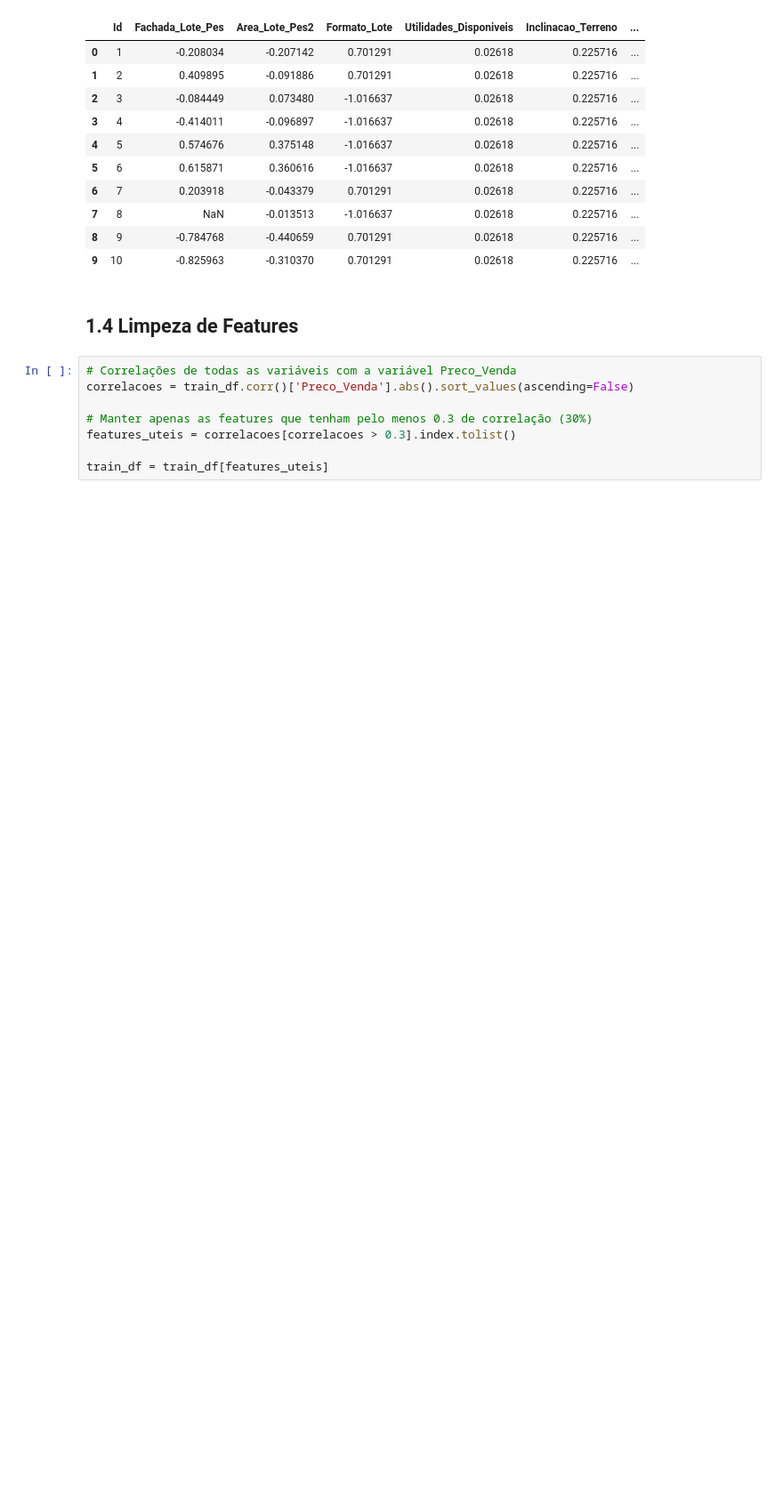
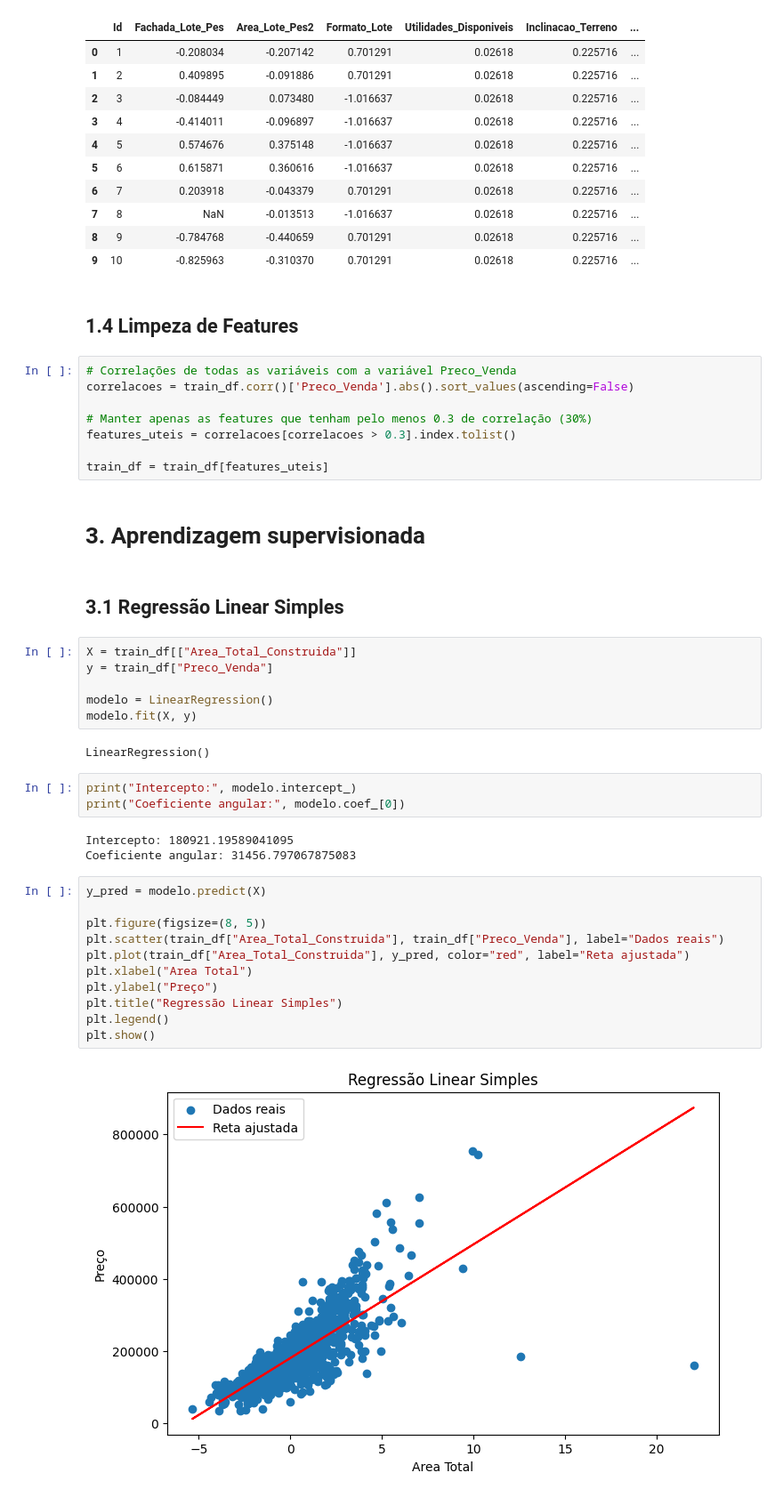
Before and after one commit to Mauro-devs/DataAnalysis, a Jupyter notebook: notebook.ipynb, the cells around one changed output. Shown at 89% size. Saved outputs shown, nothing was run; the diff lists cells and outputs as text; blank space fills up the shorter version.

Commit message:
feat - regression linear

```diff
--- a/notebook.ipynb
+++ b/notebook.ipynb
@@ -375,3 +376,34 @@ correlacoes = train_df.corr()['Preco_Venda'].abs().sort_values(ascending=False)
 features_uteis = correlacoes[correlacoes > 0.3].index.tolist()
 
 train_df = train_df[features_uteis]
+# %% [markdown]
+# 3.  Aprendizagem supervisionada
+# %% [markdown]
+## 3.1 Regressão Linear Simples
+# %%
+X = train_df[["Area_Total_Construida"]]
+y = train_df["Preco_Venda"]
+
+modelo = LinearRegression()
+modelo.fit(X, y)
+# %% [output]
+LinearRegression()
+# %%
+print("Intercepto:", modelo.intercept_)
+print("Coeficiente angular:", modelo.coef_[0])
+# %% [output]
+Intercepto: 180921.19589041095
+Coeficiente angular: 31456.797067875083
+# %%
+y_pred = modelo.predict(X)
+
+plt.figure(figsize=(8, 5))
+plt.scatter(train_df["Area_Total_Construida"], train_df["Preco_Venda"], label="Dados reais")
+plt.plot(train_df["Area_Total_Construida"], y_pred, color="red", label="Reta ajustada")
+plt.xlabel("Area Total")
+plt.ylabel("Preço")
+plt.title("Regressão Linear Simples")
+plt.legend()
+plt.show()
+# %% [output]
+[figure, added]
```
Also changed, not shown: parts of 1 cell of this notebook, 1 other file.
